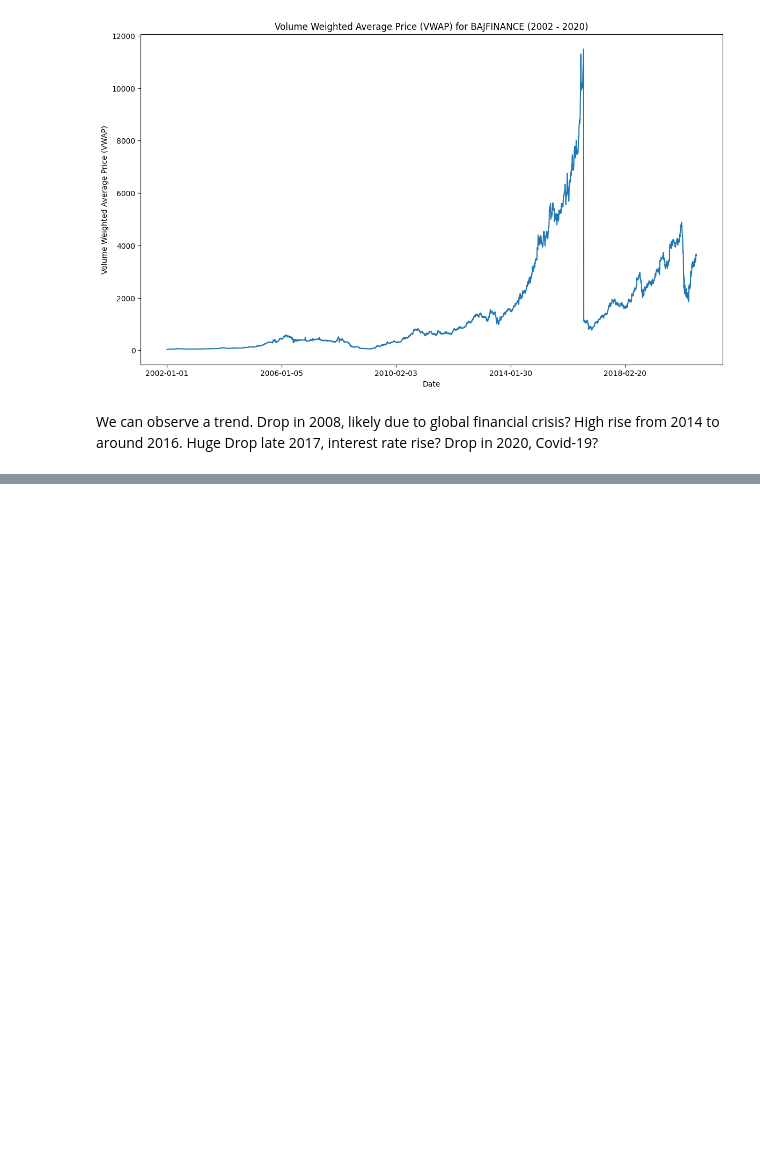
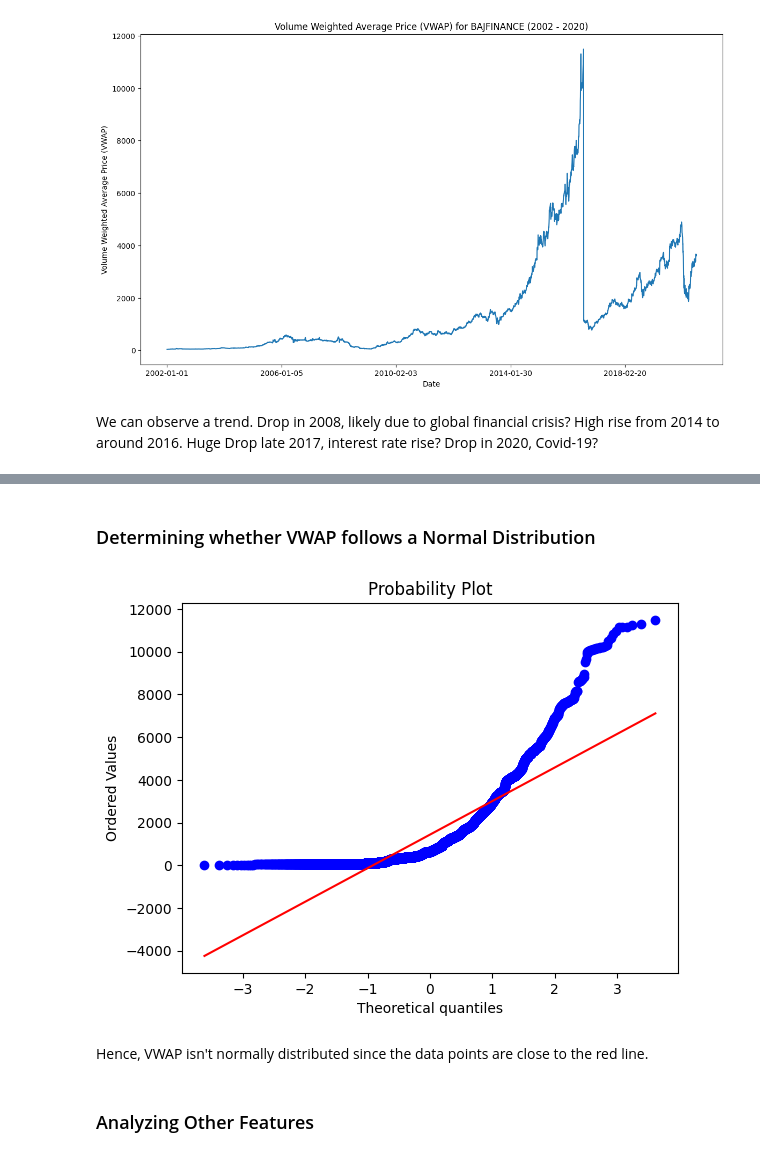
Before and after one commit to suyogshresthaa/Stock-Price-Prediction, a Jupyter notebook: stock_price_prediction.ipynb, the cells around one changed output, grey strips where cells are left out. Saved outputs shown, nothing was run; the diff lists cells and outputs as text; code cells hidden in the pictures; blank space fills up the shorter version.

```diff
--- a/stock_price_prediction.ipynb
+++ b/stock_price_prediction.ipynb
@@ -125,0 +136,13 @@ Drop in 2020, Covid-19?
+# %% [markdown]
+### Determining whether VWAP follows a Normal Distribution
+# %%
+## QQ Plot
+from scipy import stats
+stats.probplot(x=df['VWAP'], plot=plt)
+plt.show()
+# %% [output]
+[figure, added]
+# %% [markdown]
+Hence, VWAP isn't normally distributed since the data points are close to the red line.
+# %% [markdown]
+### Analyzing Other Features
```
Also changed, not shown: parts of 8 cells of this notebook.
